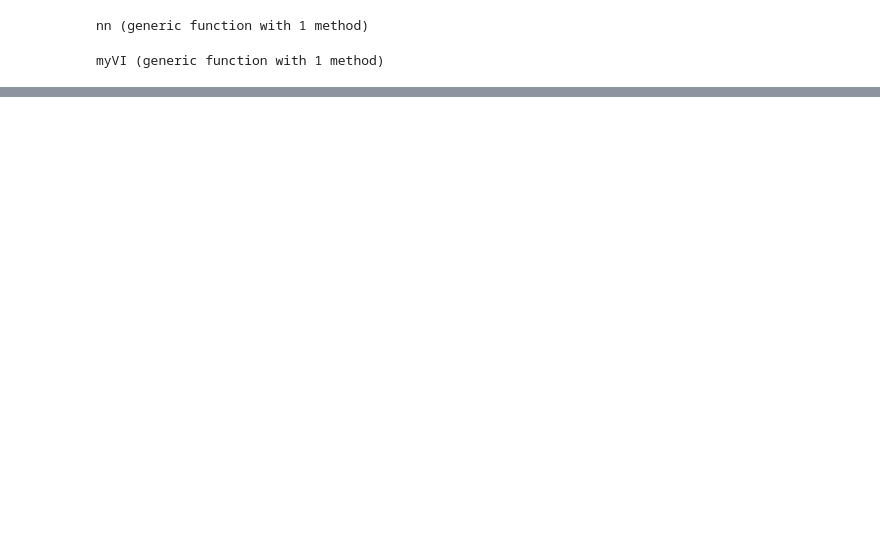
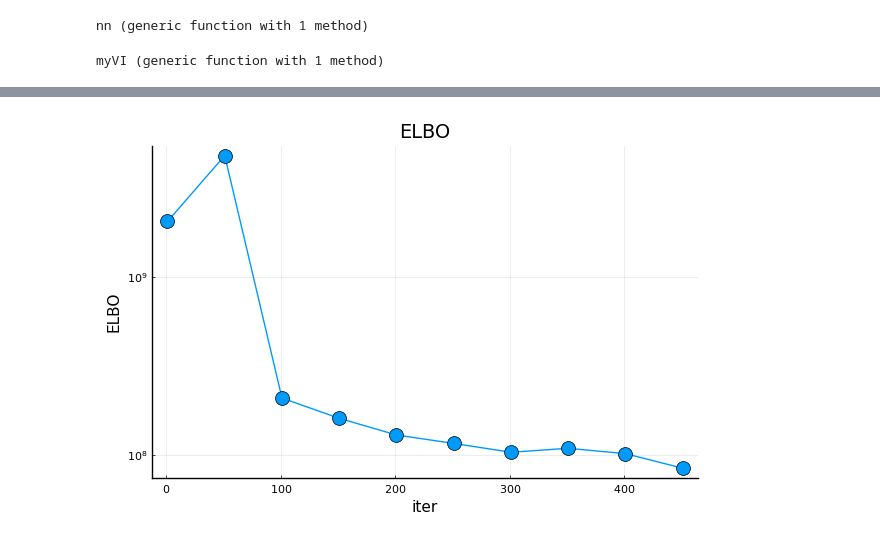
Before and after one commit to kitano-AppMath/my-julia-works, a Jupyter notebook: VAE-img.ipynb, the cells around one changed output, grey strips where cells are left out. Drawn from its saved outputs; the diff is of its cells as text; code cells hidden in the pictures; blank space fills up the shorter version.

```diff
--- a/VAE-img.ipynb
+++ b/VAE-img.ipynb
@@ -256,0 +259,6 @@ fig1 = plot(history, label=false, marker=:circle)
+# %%
+fig2 = plot(1:50:500, abs.(history), label=false, marker=:circle, markersize=10, markerstrokewidth=0.5,
+    yscale=:log10, title="ELBO", xlabel="iter", ylabel="ELBO")
+savefig(fig2, "figs-VAE/fig2.png")
+# %% [output]
+[figure, added]
```
Also changed, not shown: parts of 9 cells of this notebook.
